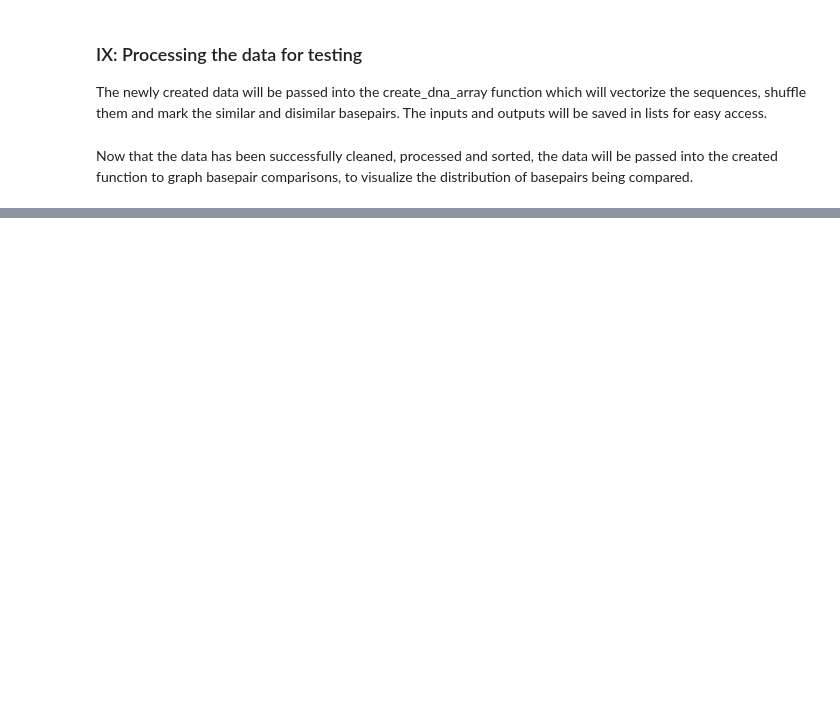
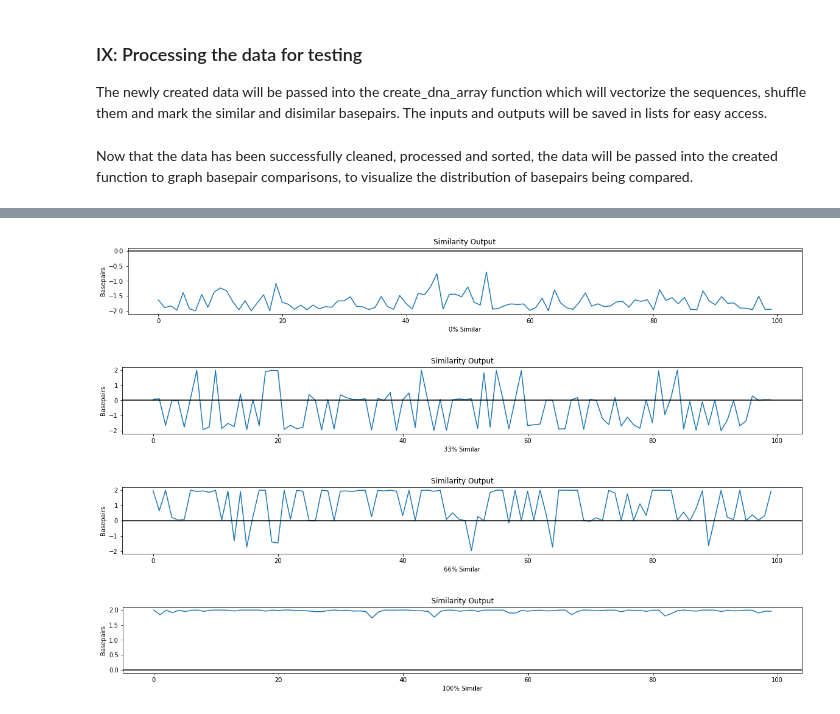
Before and after one commit to christophersanchez/DataScience, a Jupyter notebook: Thinkful/Unit6/Neuroevolution_DNA_Sequence_Comparison_Using_GA_Trained_Recurrent_Neural_Network.ipynb, the cells around one changed output, grey strips where cells are left out. Cells and saved outputs as stored; diff of their text form; code cells hidden in the pictures; blank space fills up the shorter version.

```diff
--- a/Thinkful/Unit6/Neuroevolution_DNA_Sequence_Comparison_Using_GA_Trained_Recurrent_Neural_Network.ipynb
+++ b/Thinkful/Unit6/Neuroevolution_DNA_Sequence_Comparison_Using_GA_Trained_Recurrent_Neural_Network.ipynb
@@ -460,0 +543,29 @@ The top performing network will now be tested against all of the created sequenc
+# %%
+# plot the outputs for all of the networks
+similarity_tests = ['0% Similar', '33% Similar', '66% Similar', '100% Similar']
+counter = 0
+graph_output = []
+graph_mse = []
+# run the best network on the test data to test for consistency.
+for x in range(4):
+    y_pred = model.predict(comparison_tests[x])
+    graph_output.append(y_pred)
+
+#visualize the outputs
+for x in graph_output:
+    x = x.reshape(x.shape[0] * x.shape[1], 1)
+    np.random.shuffle(x)
+    plt.figure(figsize=(20,2))
+    plt.plot(x[:100] + x[-100:])
+    plt.axhline(0, color='black')
+
+    plt.title('Similarity Output')
+    plt.xlabel('{}'.format(similarity_tests[counter]))
+    plt.ylabel('Basepairs')
+    counter += 1
+    plt.show()
+# %% [output]
+[figure, added]
+[figure, added]
+[figure, added]
+[figure, added]
```
Also changed, not shown: parts of 36 cells of this notebook.
